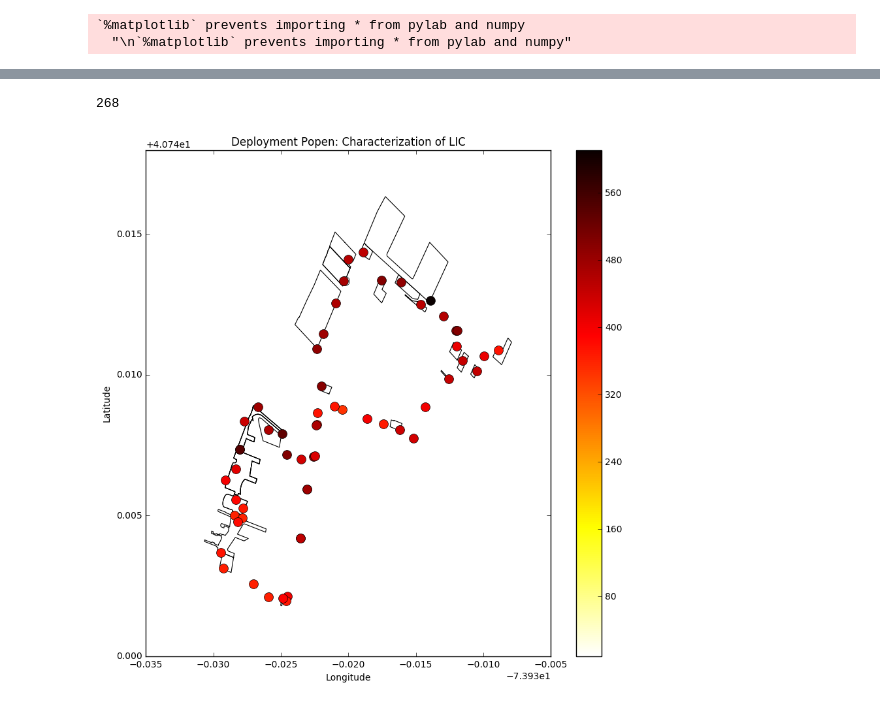
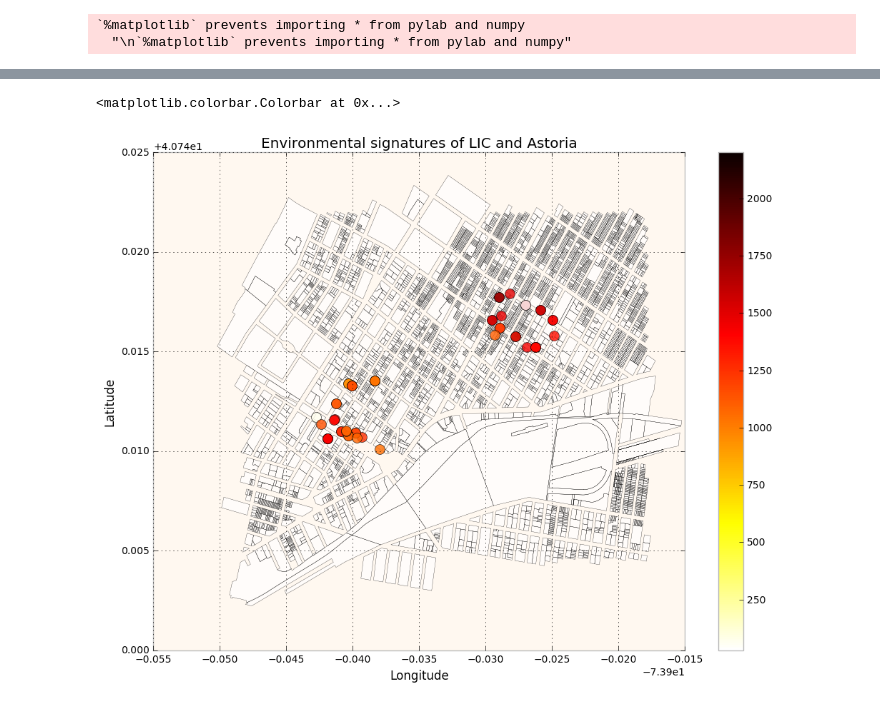
Before and after one commit to sbg389/notebooks, a Jupyter notebook: UISSC/moonchild.ipynb, the cells around one changed output, grey strips where cells are left out. Saved outputs shown, nothing was run; the diff lists cells and outputs as text; code cells hidden in the pictures.

Commit message:
Added Deployments and Clustering

```diff
--- a/UISSC/moonchild.ipynb
+++ b/UISSC/moonchild.ipynb
@@ -111,7 +112,8 @@ GDFMoonchild.crs = from_epsg(4326) # epsg=4326: lat/on | 26918: NAD83/UTM zone 1
 #geoLIC = GeoDataFrame.from_file('data/plutoBetaDeployment.geojson')
 
 #GDFMoonchild = GeoDataFrame.from_file('data/moonchildGTrain.geojson')
-#geoMonnchildPluto = GeoDataFrame.from_file('data/plutomoonchildSimple.geojson')
+geoMonnchildPlutoMNH = GeoDataFrame.from_file('data/plutoMidtown.geojson')
+geoMoonchildPlutoQNS = GeoDataFrame.from_file('data/plutoQueens.geojson')
 
 
 # Get the different deployments based on their IDs
@@ -127,8 +129,8 @@ GDFMoonchildLIC = GDFMoonchild[( GDFMoonchild.cartodb_id > 423) &
 GDFMoonchildAstoria = GDFMoonchild[( GDFMoonchild.cartodb_id > 460) &
                                (GDFMoonchild.cartodb_id < 479)]
 
-GDFMoonchildHells = GDFMoonchild[( GDFMoonchild.cartodb_id > 485) &
+GDFMoonchildHells = GDFMoonchild[( GDFMoonchild.cartodb_id > 486) &
                                (GDFMoonchild.cartodb_id < 505)]
 
 GDFMoonchildHellsTwo = GDFMoonchild[( GDFMoonchild.cartodb_id > 505) &
-                               (GDFMoonchild.cartodb_id < 517)]
+                               (GDFMoonchild.cartodb_id < 516)]
@@ -137,0 +137,5 @@ LICPluto = gpd.sjoin(geoMonnchildPluto, GDFMoonchildLIC, how="inner", op='inters
+# %%
+# Append Datasets to plot agregated deployments
+GDFMoonchildQNS = GDFMoonchildLIC.append(GDFMoonchildAstoria, ignore_index=True)
+GDFMoonchildMidtown = GDFMoonchildMidtown.append(GDFMoonchildHells, ignore_index=True)
+GDFMoonchildMidtown = GDFMoonchildMidtown.append(GDFMoonchildHellsTwo, ignore_index=True)
@@ -138,35 +165,23 @@ LICPluto = gpd.sjoin(geoMonnchildPluto, GDFMoonchildLIC, how="inner", op='inters
 # %%
-# Map of the Properties in LIC
-# The red dots represent the sensors location
+# Mapping the LIC and Astoria
+# The colormap is based in SPC
 
-fig, (ax1) = pl.subplots(nrows=1, ncols=1, figsize=(10,10))
+fig, (ax1) = pl.subplots(nrows=1, ncols=1, figsize=(12,9))
 
-#geoMonnchildPluto.plot(alpha=1,linewidth=0.3, ax=ax1, color='white')
-LICPluto.plot(alpha=1,linewidth=0.8, ax=ax1, color='white')
-GDFMoonchildLIC.plot(column='spc', cmap='hot_r', marker='o', markersize=10,
-                  linewidth = 4, alpha=1, ax = ax1)
-ax1.set_title('Deployment Popen: Characterization of LIC')
+geoMoonchildPlutoQNS.plot(alpha=0.7,linewidth=0.2, ax=ax1, color='white')
+GDFMoonchildQNS.plot(column='spc', cmap='hot_r', marker='o', markersize=10,
+                  linewidth = 4, alpha=0.8, ax = ax1)
+
+ax1.set_title('Environmental signatures of LIC and Astoria')
 ax1.set_xlabel('Longitude')
 ax1.set_ylabel('Latitude')
 
-normalize = mcolors.Normalize(vmin=GDFMoonchildLIC.spc.min(),
-                              vmax=GDFMoonchildLIC.spc.max())
+normalize = mcolors.Normalize(vmin=GDFMoonchildQNS.spc.min(),
+                              vmax=GDFMoonchildQNS.spc.max())
 colormap = cm.hot_r
 scalarmappaple = cm.ScalarMappable(norm=normalize, cmap=colormap)
-scalarmappaple.set_array(GDFMoonchildLIC.spc)
+scalarmappaple.set_array(GDFMoonchildQNS.spc)
 pl.colorbar(scalarmappaple, ax=ax1)
-
-
-#for index, row in gdfSensors.iterrows():
-#    plt.annotate(
-#        row['sensor'],
-#        xy=(Point(row['geometry']).x, Point(row['geometry']).y), xytext=(-20, 20),
-#        textcoords='offset points', ha='right', va='bottom',
-#        bbox=dict(boxstyle='round,pad=0.5', fc='yellow', alpha=0.5),
-#        arrowprops=dict(arrowstyle = '->', connectionstyle='arc3,rad=0'))
-
-209
-268
 # %% [output]
-268
+<matplotlib.colorbar.Colorbar at 0x...>
-[figure, old version]
+[figure, new version]
```
Also changed, not shown: parts of 19 cells of this notebook.
